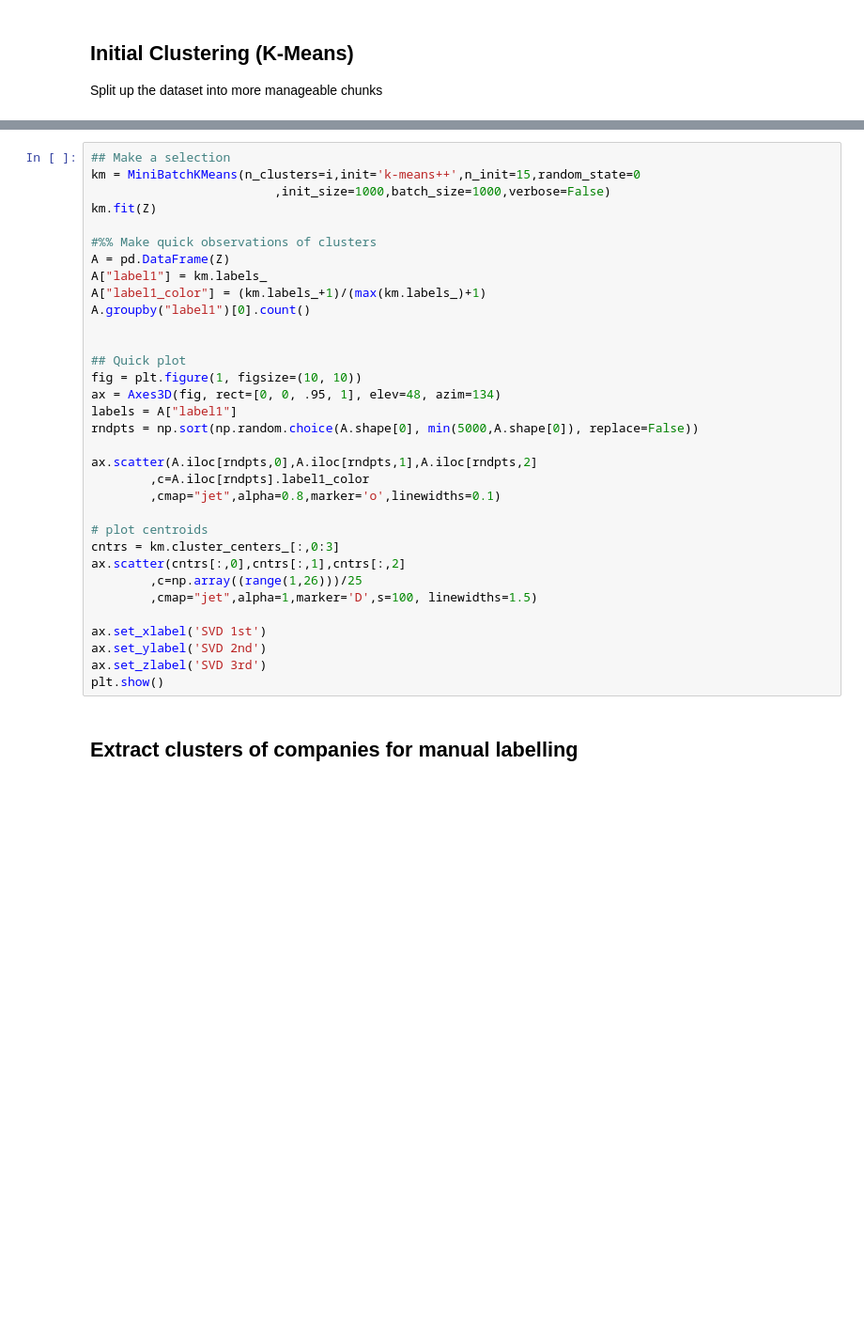
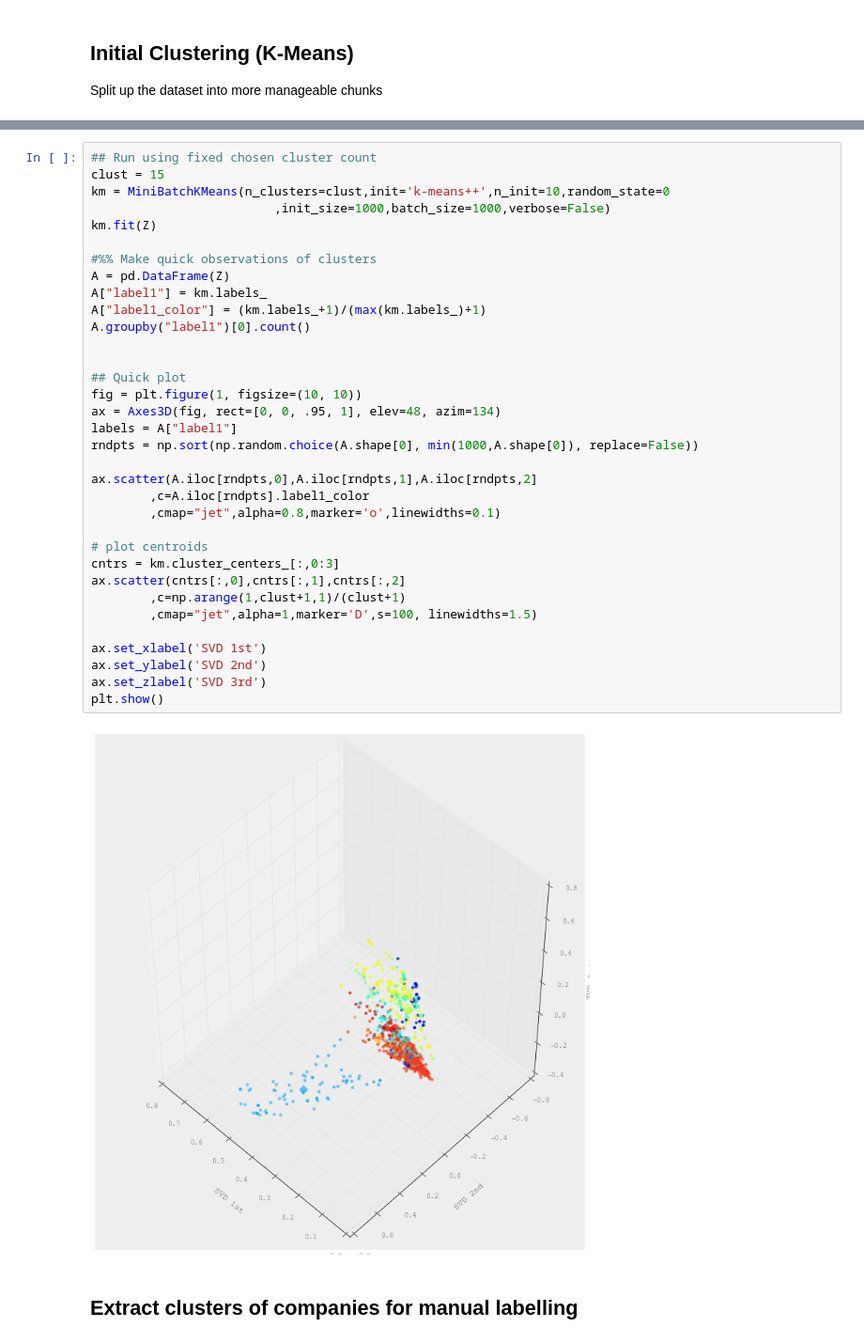
Before and after one commit to boboburo/textmining, a Jupyter notebook: text_mining_presentation_support.ipynb, the cells around one changed output, grey strips where cells are left out. Shown at 94% size. Drawn from its saved outputs; the diff is of its cells as text; blank space fills up the shorter version.

Commit message:
minor update for plot formatting

```diff
--- a/text_mining_presentation_support.ipynb
+++ b/text_mining_presentation_support.ipynb
@@ -289,36 +289,39 @@ testing n= 20, done 0.397s
 # %%
-## Make a selection
-km = MiniBatchKMeans(n_clusters=i,init='k-means++',n_init=15,random_state=0
+## Run using fixed chosen cluster count
+clust = 15
+km = MiniBatchKMeans(n_clusters=clust,init='k-means++',n_init=10,random_state=0
                          ,init_size=1000,batch_size=1000,verbose=False)
 km.fit(Z)
 
 #%% Make quick observations of clusters
 A = pd.DataFrame(Z)
 A["label1"] = km.labels_
 A["label1_color"] = (km.labels_+1)/(max(km.labels_)+1)
 A.groupby("label1")[0].count()
 
 
 ## Quick plot
 fig = plt.figure(1, figsize=(10, 10))
 ax = Axes3D(fig, rect=[0, 0, .95, 1], elev=48, azim=134)
 labels = A["label1"]
-rndpts = np.sort(np.random.choice(A.shape[0], min(5000,A.shape[0]), replace=False))
+rndpts = np.sort(np.random.choice(A.shape[0], min(1000,A.shape[0]), replace=False))
 
 ax.scatter(A.iloc[rndpts,0],A.iloc[rndpts,1],A.iloc[rndpts,2]
         ,c=A.iloc[rndpts].label1_color
         ,cmap="jet",alpha=0.8,marker='o',linewidths=0.1)
 
 # plot centroids
 cntrs = km.cluster_centers_[:,0:3]
 ax.scatter(cntrs[:,0],cntrs[:,1],cntrs[:,2]
-        ,c=np.array((range(1,26)))/25
+        ,c=np.arange(1,clust+1,1)/(clust+1)
         ,cmap="jet",alpha=1,marker='D',s=100, linewidths=1.5)
 
 ax.set_xlabel('SVD 1st')
 ax.set_ylabel('SVD 2nd')
 ax.set_zlabel('SVD 3rd')
 plt.show()
+# %% [output]
+[figure, added]
 # %% [markdown]
 ## Extract clusters of companies for manual labelling
 # %%
```
Also changed, not shown: parts of 5 cells of this notebook, 1 other file.
